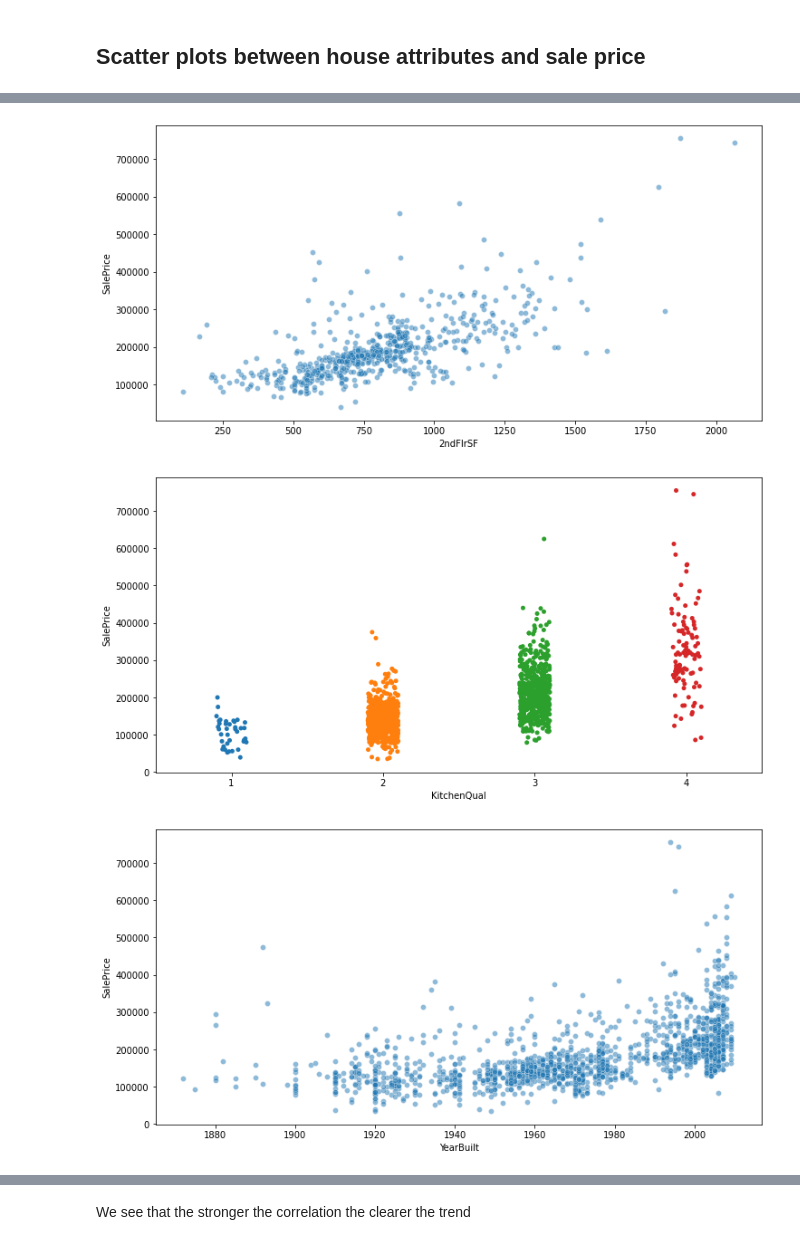
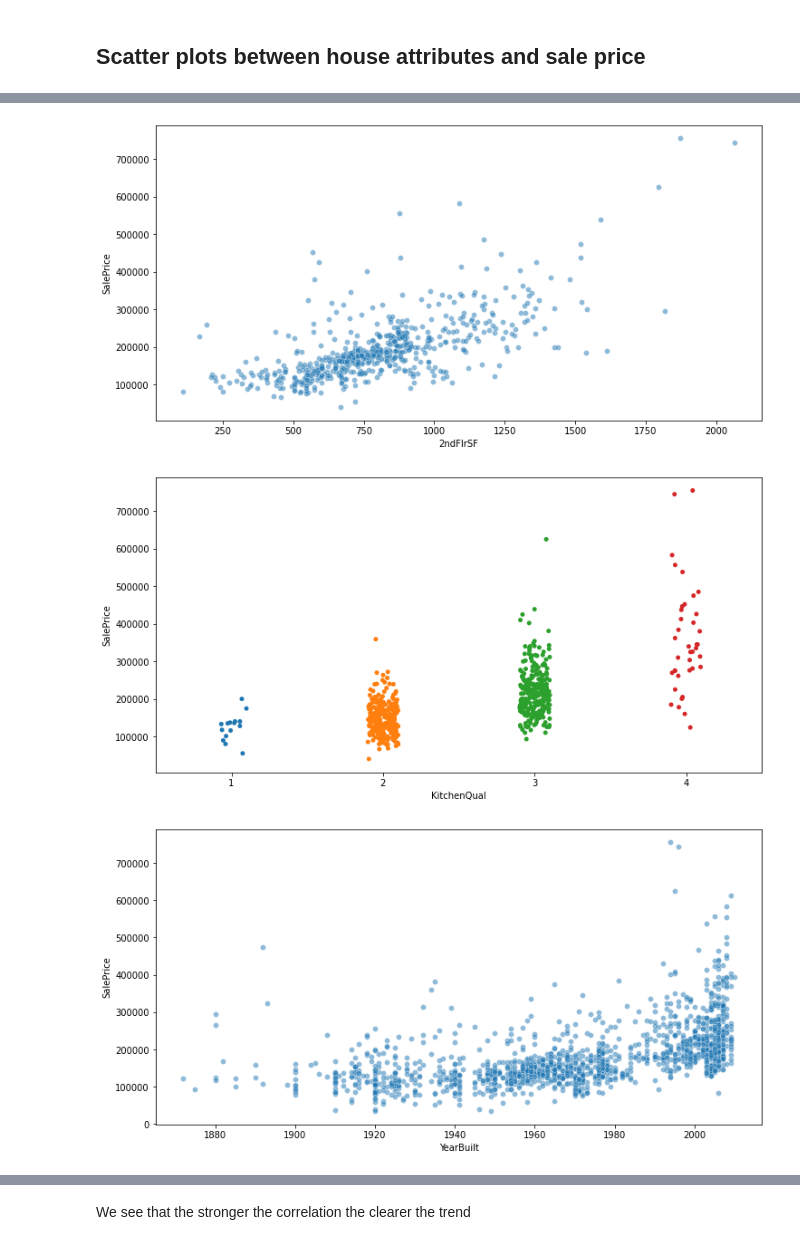
Before and after one commit to faridjos/milestone-project-heritage-housing-issues, a Jupyter notebook: jupyter_notebooks/HouseSellPrices.ipynb, the cells around one changed output, grey strips where cells are left out. Drawn from its saved outputs; the diff is of its cells as text; code cells hidden in the pictures.

```diff
--- a/jupyter_notebooks/HouseSellPrices.ipynb
+++ b/jupyter_notebooks/HouseSellPrices.ipynb
@@ -125,7 +125,7 @@ lst = []
 for col in df.columns[df.dtypes=='object'].to_list():
     df1 = df[df[col]!='None']
     df2 = df1[df1[col].notnull()]
-    df3 = df2.replace(dic[col])
+    df3[col] = df2[col].replace(dic[col])
     df4 = df3.filter(['SalePrice', col])
     corr_spearman = df4.corr(method='spearman')['SalePrice'][1:].round(2)
     lst.append(corr_spearman[col])
@@ -198,7 +198,7 @@ for col in strongly_correlated:
     if df[col].dtype == 'object':
         df1 = df[df[col]!='None']
         df2 = df1[df1[col].notnull()]
-        df3 = df2.replace(dic[col])
+        df3[col] = df2[col].replace(dic[col])
     else:
         df1 = df[df[col]!=0]
         df3 = df1[df1[col].notnull()]
@@ -215,7 +215,7 @@ for col in moderately_correlated:
     if df[col].dtype == 'object':
         df1 = df[df[col]!='None']
         df2 = df1[df1[col].notnull()]
-        df3 = df2.replace(dic[col])
+        df3[col] = df2[col].replace(dic[col])
     else:
         df1 = df[df[col]!=0]
         df3 = df1[df1[col].notnull()]
@@ -232,5 +232,5 @@ for col in moderately_correlated:
 [figure]
 [figure]
-[figure, old version]
+[figure, new version]
 [figure]
 [figure]
```
Also changed, not shown: parts of 1 cell of this notebook, 1 other file.
